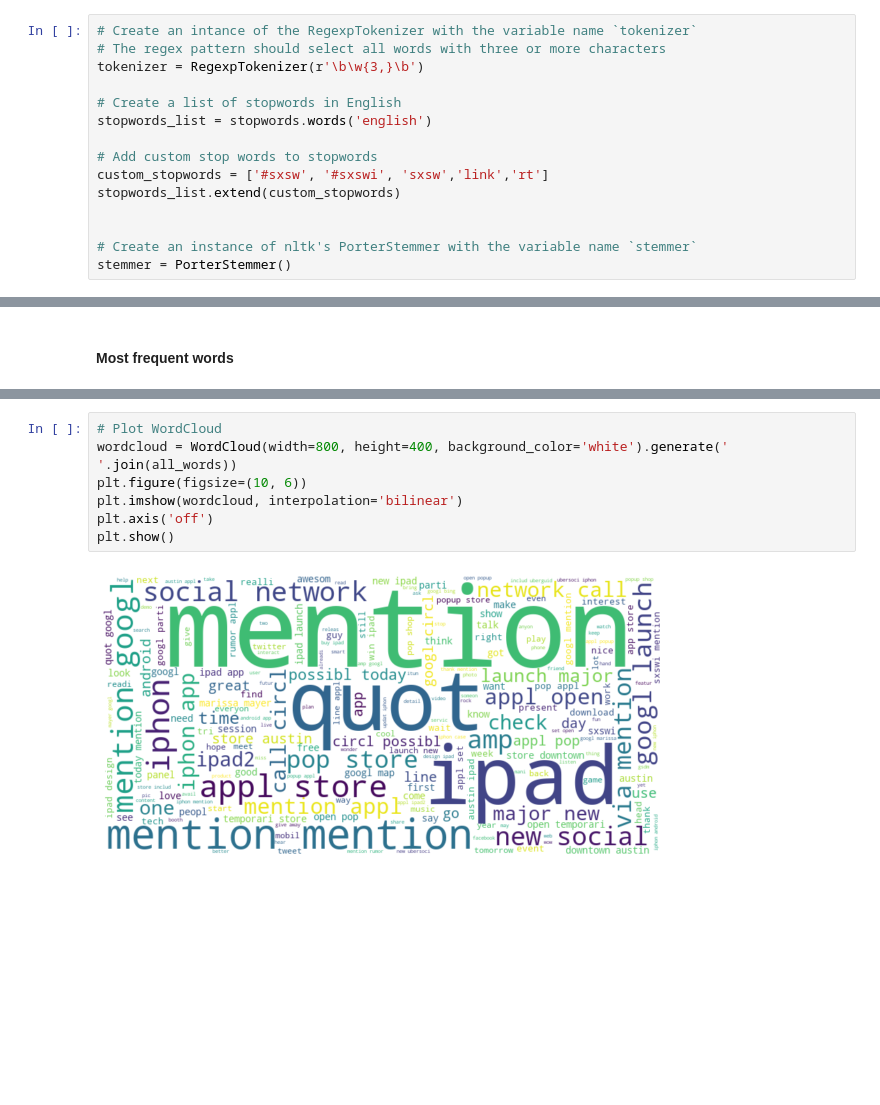
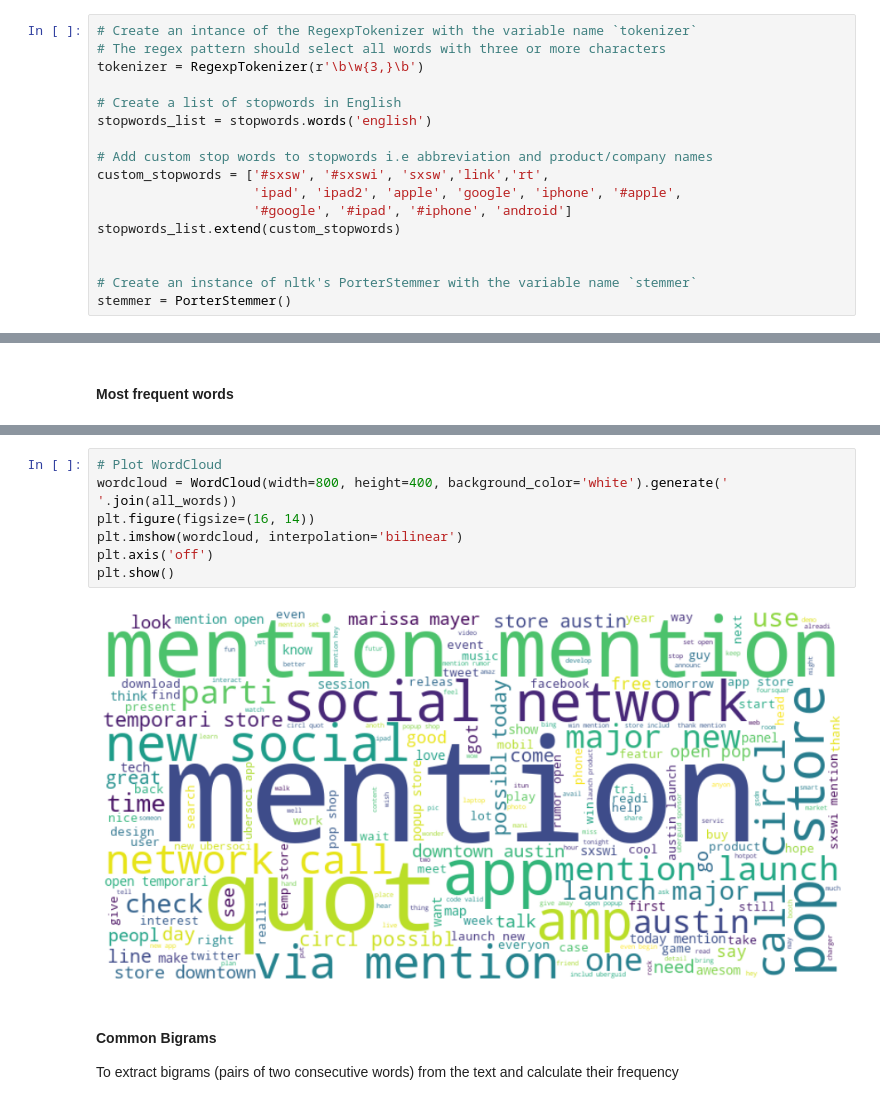
Before and after one commit to KImondorose/Deciphering-the-Public-Opinion-on-Apple, a Jupyter notebook: work_in_progress/kirui.ipynb, the cells around one changed output, grey strips where cells are left out. Cells and saved outputs as stored; diff of their text form; blank space fills up the shorter version.

```diff
--- a/work_in_progress/kirui.ipynb
+++ b/work_in_progress/kirui.ipynb
@@ -387,8 +390,10 @@ tokenizer = RegexpTokenizer(r'\b\w{3,}\b')
 # Create a list of stopwords in English
 stopwords_list = stopwords.words('english')
 
-# Add custom stop words to stopwords
-custom_stopwords = ['#sxsw', '#sxswi', 'sxsw','link','rt']
+# Add custom stop words to stopwords i.e abbreviation and product/company names
+custom_stopwords = ['#sxsw', '#sxswi', 'sxsw','link','rt',
+                    'ipad', 'ipad2', 'apple', 'google', 'iphone', '#apple',
+                    '#google', '#ipad', '#iphone', 'android']
 stopwords_list.extend(custom_stopwords)
 
 
@@ -506,9 +510,12 @@ most_common_words
 # %%
 # Plot WordCloud
 wordcloud = WordCloud(width=800, height=400, background_color='white').generate(' '.join(all_words))
-plt.figure(figsize=(10, 6))
+plt.figure(figsize=(16, 14))
 plt.imshow(wordcloud, interpolation='bilinear')
 plt.axis('off')
 plt.show()
 # %% [output]
-[figure, old version]
+[figure, new version]
+# %% [markdown]
+#### Common Bigrams
+To extract bigrams (pairs of two consecutive words) from the text and calculate their frequency
```
Also changed, not shown: parts of 30 cells of this notebook.
